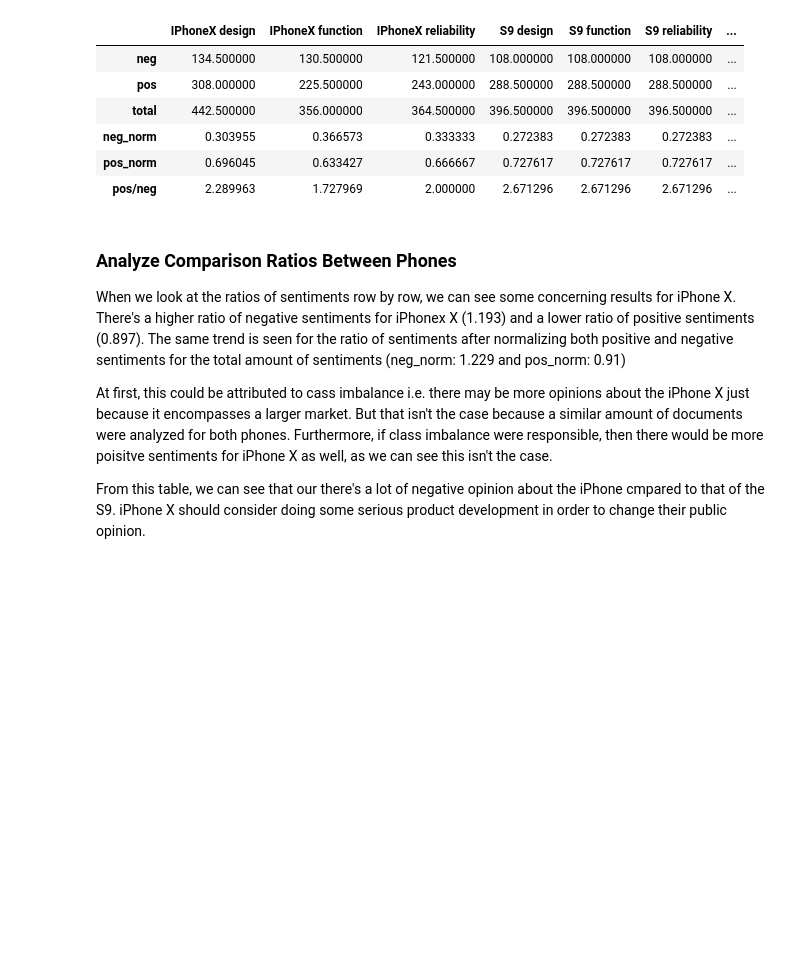
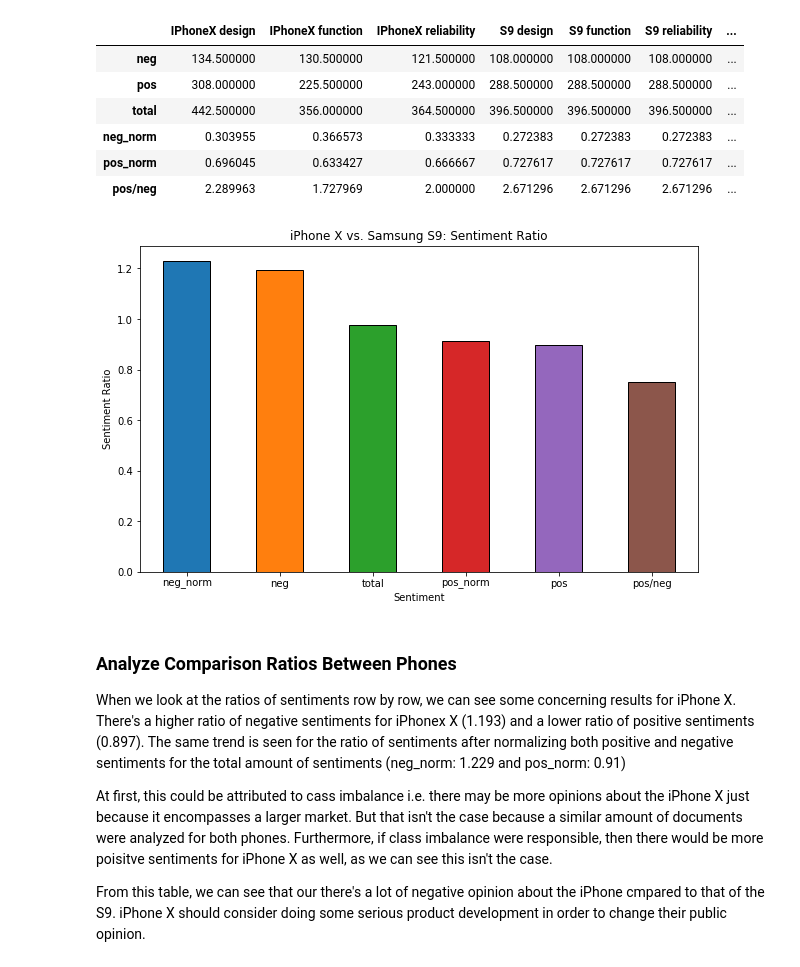
Before and after one commit to ayan1995/Thinkful, a Jupyter notebook: Bootcamp/Final Capstone Opinion Mining/Opinion Mining/Notebooks/02 Opinion Mining/Opinion Mining - Aspect Based Sentiment Analysis.ipynb, the cells around one changed output. Saved outputs shown, nothing was run; the diff lists cells and outputs as text; code cells hidden in the pictures; blank space fills up the shorter version.

```diff
--- a/Bootcamp/Final Capstone Opinion Mining/Opinion Mining/Notebooks/02 Opinion Mining/Opinion Mining - Aspect Based Sentiment Analysis.ipynb
+++ b/Bootcamp/Final Capstone Opinion Mining/Opinion Mining/Notebooks/02 Opinion Mining/Opinion Mining - Aspect Based Sentiment Analysis.ipynb
@@ -855,6 +819,16 @@ all_phones
 | neg_norm | 0.303955 | 0.366573 | 0.333333 | 0.272383 | 0.272383 | 0.272383 | ... |
 | pos_norm | 0.696045 | 0.633427 | 0.666667 | 0.727617 | 0.727617 | 0.727617 | ... |
 | pos/neg | 2.289963 | 1.727969 | 2.000000 | 2.671296 | 2.671296 | 2.671296 | ... |
+# %%
+# quick visualization
+# pd.DataFrame(all_phones).plot(kind='bar', edgecolor='k', figsize=(6,6))
+all_phones['IPhoneX vs. Samsung S9 (ratio)'].sort_values(ascending=False).plot.bar(rot=0, figsize=(10,6), edgecolor='k')
+plt.xlabel('Sentiment')
+plt.ylabel('Sentiment Ratio')
+plt.title('iPhone X vs. Samsung S9: Sentiment Ratio')
+plt.show()
+# %% [output]
+[figure, added]
 # %% [markdown]
 ### Analyze Comparison Ratios Between Phones
 
```
Also changed, not shown: parts of 6 cells of this notebook, 3 other files.
